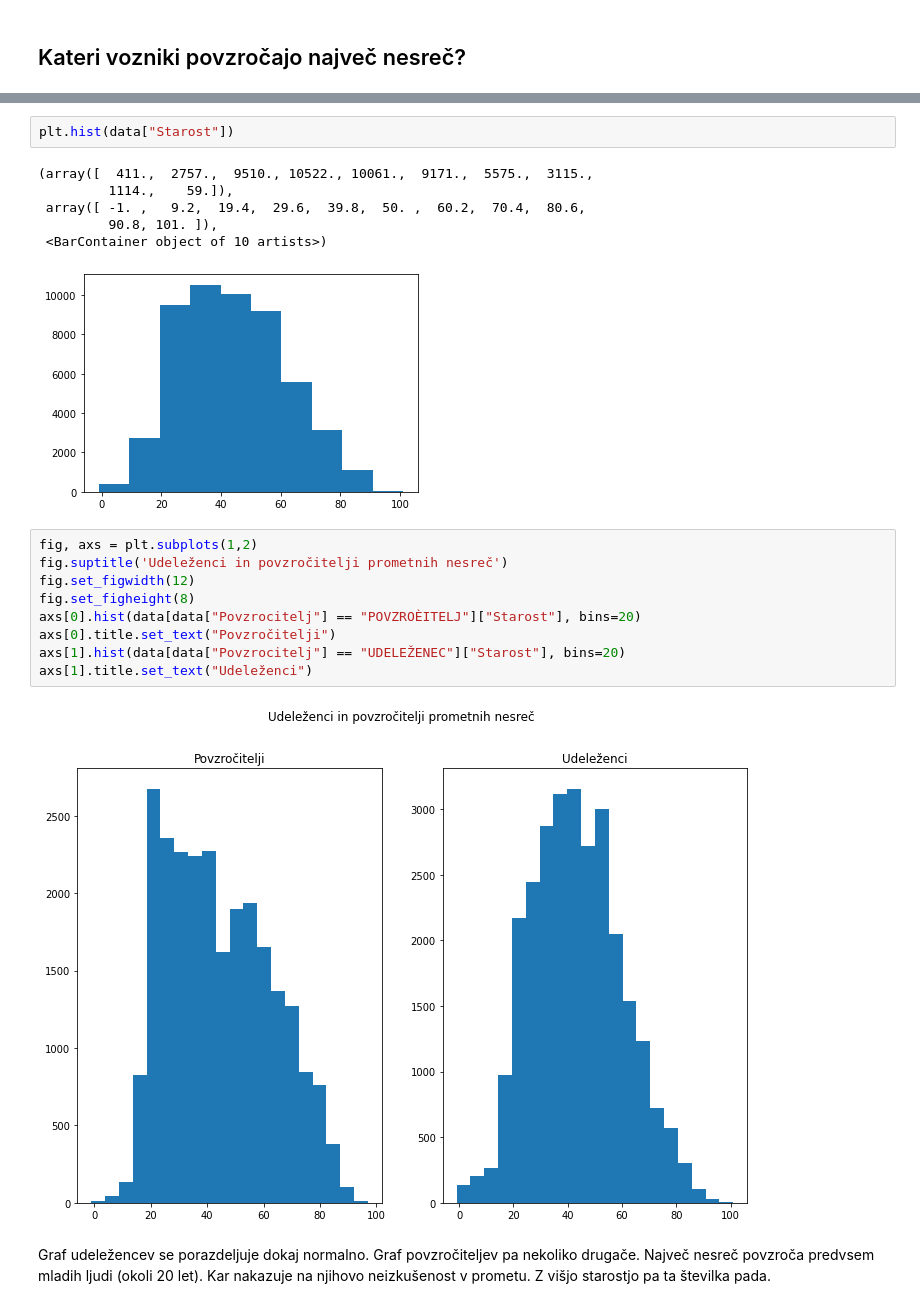
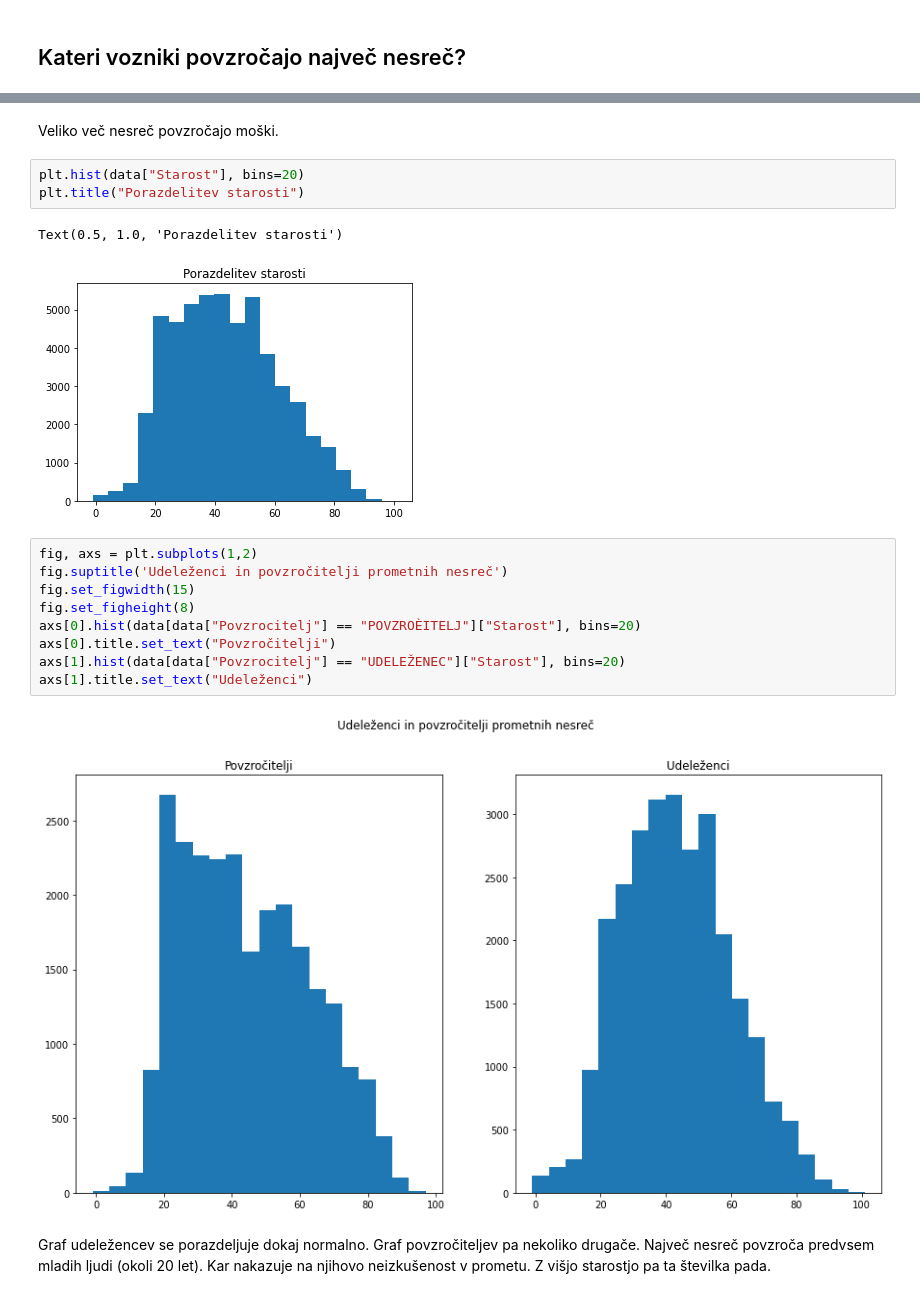
Before and after one commit to matej2000/PR21MV, a Jupyter notebook: main.ipynb, the cells around one changed output, grey strips where cells are left out. Saved outputs shown, nothing was run; the diff lists cells and outputs as text.

```diff
--- a/main.ipynb
+++ b/main.ipynb
@@ -196,23 +202,22 @@ for datum in datumiNad5[1:]:
+# %% [markdown]
+Veliko več nesreč povzročajo moški.
 # %%
-plt.hist(data["Starost"])
+plt.hist(data["Starost"], bins=20)
+plt.title("Porazdelitev starosti")
 # %% [output]
-(array([  411.,  2757.,  9510., 10522., 10061.,  9171.,  5575.,  3115.,
-         1114.,    59.]),
- array([ -1. ,   9.2,  19.4,  29.6,  39.8,  50. ,  60.2,  70.4,  80.6,
-         90.8, 101. ]),
- <BarContainer object of 10 artists>)
+Text(0.5, 1.0, 'Porazdelitev starosti')
-[figure, old version]
+[figure, new version]
 # %%
 fig, axs = plt.subplots(1,2)
 fig.suptitle('Udeleženci in povzročitelji prometnih nesreč')
-fig.set_figwidth(12)
+fig.set_figwidth(15)
 fig.set_figheight(8)
 axs[0].hist(data[data["Povzrocitelj"] == "POVZROÈITELJ"]["Starost"], bins=20)
 axs[0].title.set_text("Povzročitelji")
 axs[1].hist(data[data["Povzrocitelj"] == "UDELEŽENEC"]["Starost"], bins=20)
 axs[1].title.set_text("Udeleženci")
 # %% [output]
-[figure, old version]
+[figure, new version]
 # %% [markdown]
 Graf udeležencev se porazdeljuje dokaj normalno. Graf povzročiteljev pa nekoliko drugače. Največ nesreč povzroča predvsem mladih ljudi (okoli 20 let). Kar nakazuje na njihovo neizkušenost v prometu. Z višjo starostjo pa ta številka pada.
 # %%
```
Also changed, not shown: parts of 7 cells of this notebook.
